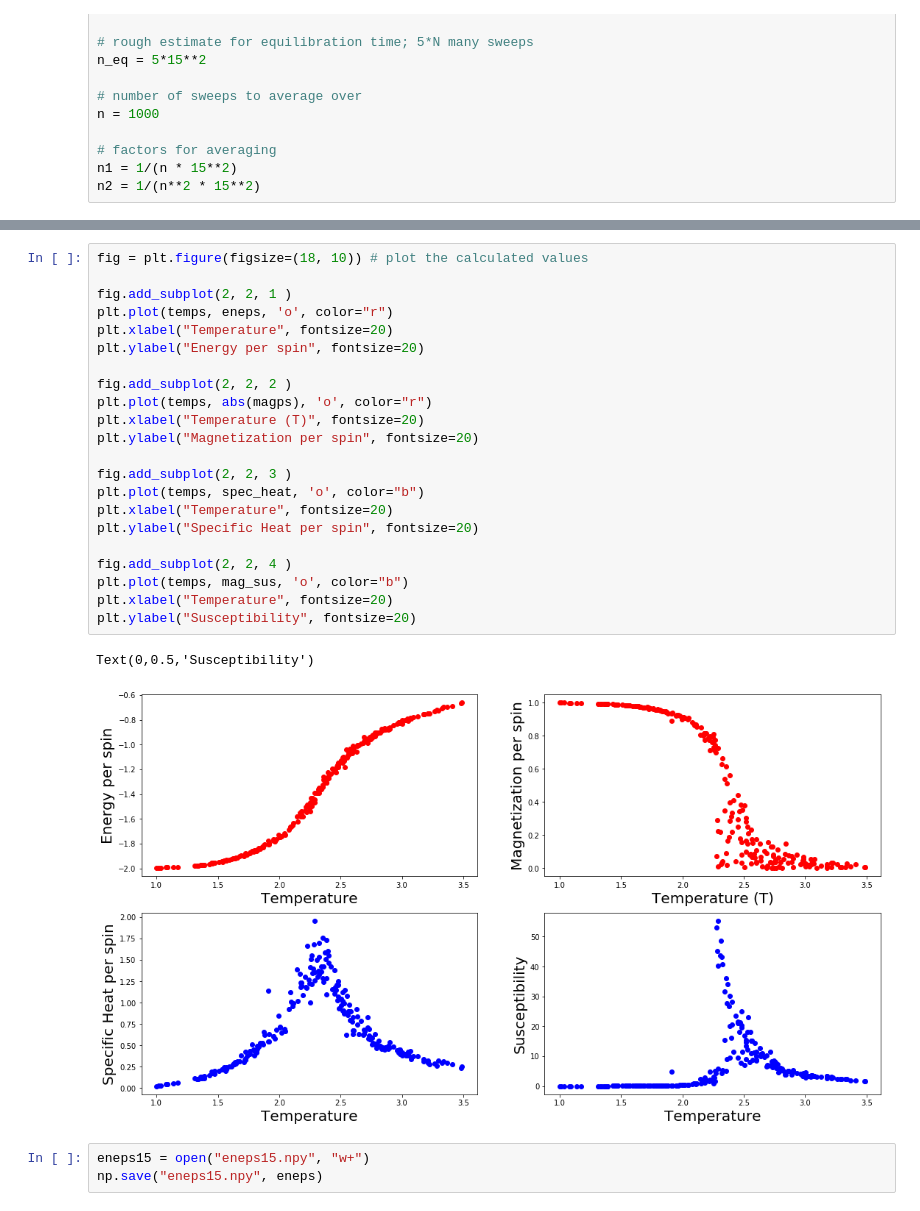
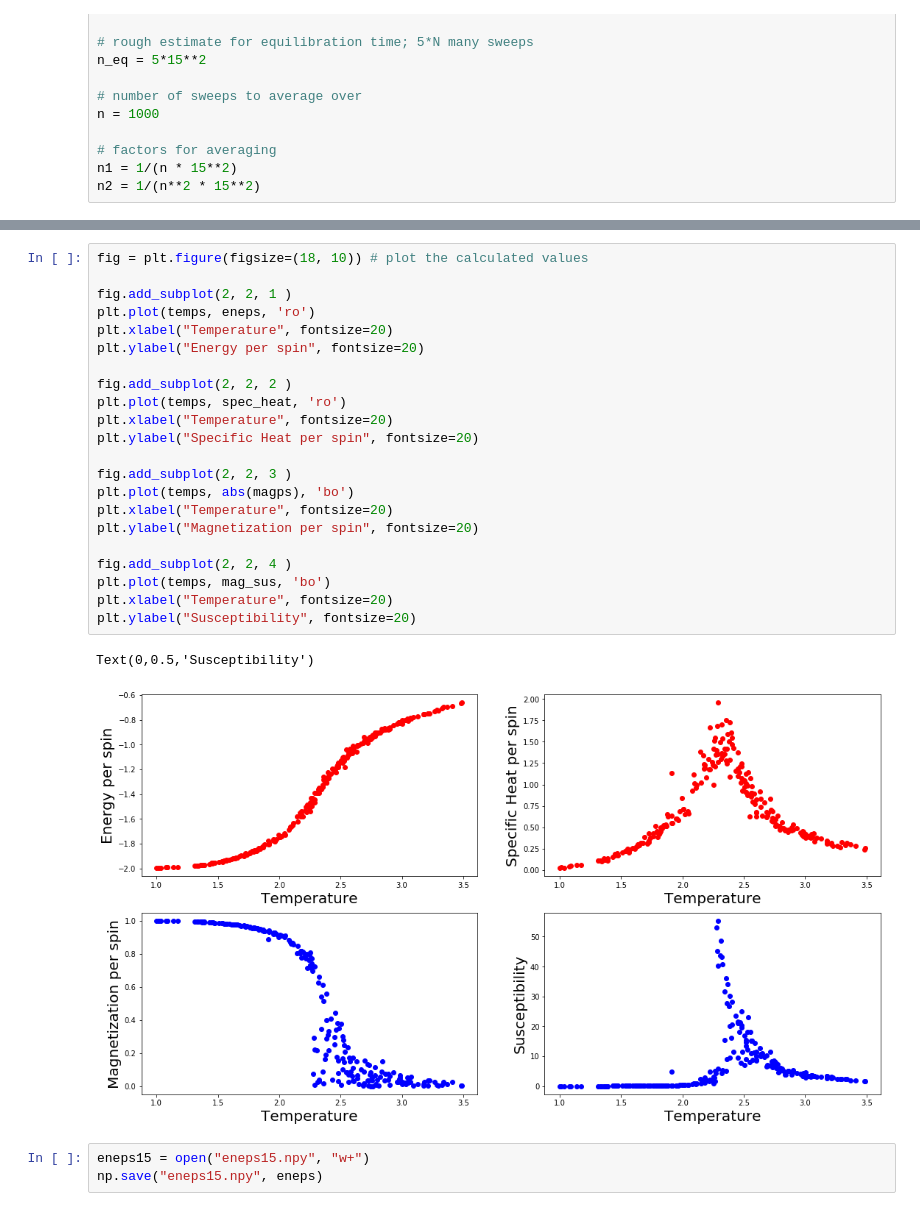
Before and after one commit to kaitshin/PHYSICS113-final-project, a Jupyter notebook: Metropolis.ipynb, the cells around one changed output, grey strips where cells are left out. Drawn from its saved outputs; the diff is of its cells as text.

```diff
--- a/Metropolis.ipynb
+++ b/Metropolis.ipynb
@@ -393,28 +394,28 @@ print(end - start)
 # %%
 fig = plt.figure(figsize=(18, 10)) # plot the calculated values
 
 fig.add_subplot(2, 2, 1 )
-plt.plot(temps, eneps, 'o', color="r")
+plt.plot(temps, eneps, 'ro')
 plt.xlabel("Temperature", fontsize=20)
 plt.ylabel("Energy per spin", fontsize=20)
 
 fig.add_subplot(2, 2, 2 )
-plt.plot(temps, abs(magps), 'o', color="r")
-plt.xlabel("Temperature (T)", fontsize=20)
-plt.ylabel("Magnetization per spin", fontsize=20)
-
-fig.add_subplot(2, 2, 3 )
-plt.plot(temps, spec_heat, 'o', color="b")
+plt.plot(temps, spec_heat, 'ro')
 plt.xlabel("Temperature", fontsize=20)
 plt.ylabel("Specific Heat per spin", fontsize=20)
 
+fig.add_subplot(2, 2, 3 )
+plt.plot(temps, abs(magps), 'bo')
+plt.xlabel("Temperature", fontsize=20)
+plt.ylabel("Magnetization per spin", fontsize=20)
+
 fig.add_subplot(2, 2, 4 )
-plt.plot(temps, mag_sus, 'o', color="b")
+plt.plot(temps, mag_sus, 'bo')
 plt.xlabel("Temperature", fontsize=20)
 plt.ylabel("Susceptibility", fontsize=20)
 # %% [output]
 Text(0,0.5,'Susceptibility')
-[figure, old version]
+[figure, new version]
 # %%
 eneps15 = open("eneps15.npy", "w+")
 np.save("eneps15.npy", eneps)
```
Also changed, not shown: parts of 14 cells of this notebook.
